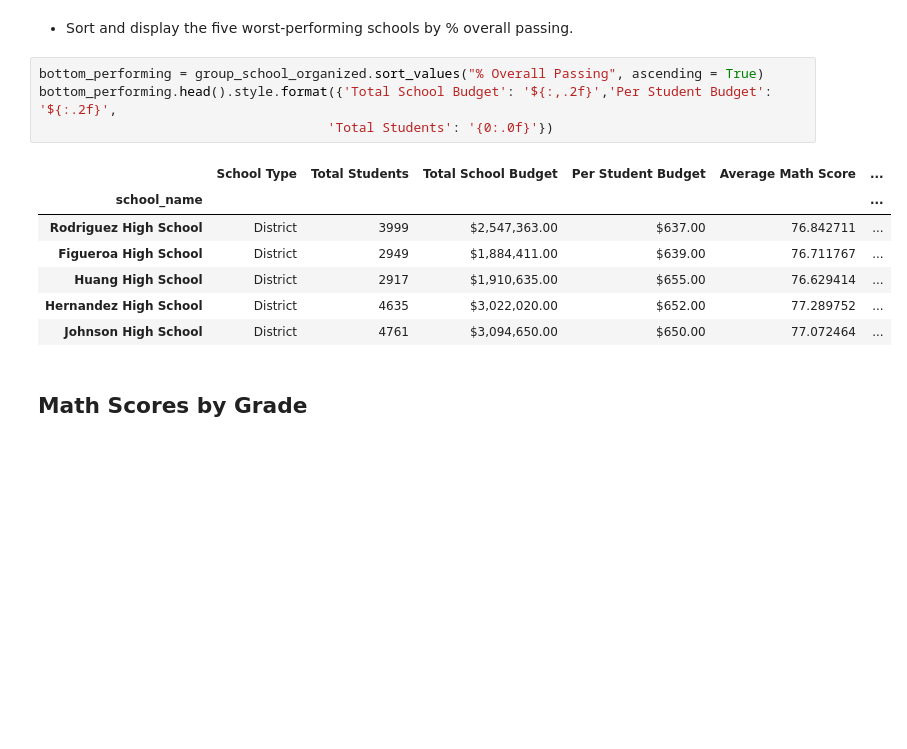
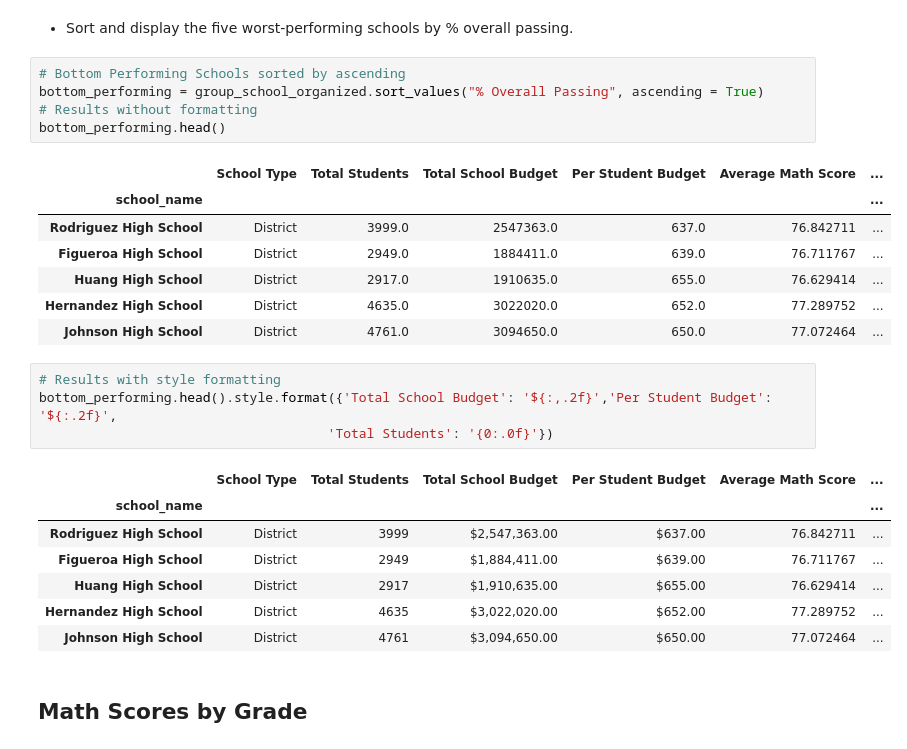
Before and after one commit to Kpearson72/pandas-challenge, a Jupyter notebook: PyCitySchools/PyCitySchools_starter-Copy4.ipynb, the cells around one changed output. Cells and saved outputs as stored; diff of their text form; blank space fills up the shorter version.

```diff
--- a/PyCitySchools/PyCitySchools_starter-Copy4.ipynb
+++ b/PyCitySchools/PyCitySchools_starter-Copy4.ipynb
@@ -243,8 +273,21 @@ top_performing.head().style.format({'Total School Budget': '${:,.2f}','Per Stude
 ## Bottom Performing Schools (By % Overall Passing)
 # %% [markdown]
 * Sort and display the five worst-performing schools by % overall passing.
+# %%
+# Bottom Performing Schools sorted by ascending
+bottom_performing = group_school_organized.sort_values("% Overall Passing", ascending = True)
+# Results without formatting
+bottom_performing.head()
+# %% [output]
+|  | School Type | Total Students | Total School Budget | Per Student Budget | Average Math Score | ... |
+| school_name |  |  |  |  |  | ... |
+| Rodriguez High School | District | 3999.0 | 2547363.0 | 637.0 | 76.842711 | ... |
+| Figueroa High School | District | 2949.0 | 1884411.0 | 639.0 | 76.711767 | ... |
+| Huang High School | District | 2917.0 | 1910635.0 | 655.0 | 76.629414 | ... |
+| Hernandez High School | District | 4635.0 | 3022020.0 | 652.0 | 77.289752 | ... |
+| Johnson High School | District | 4761.0 | 3094650.0 | 650.0 | 77.072464 | ... |
 # %%
-bottom_performing = group_school_organized.sort_values("% Overall Passing", ascending = True)
+# Results with style formatting
 bottom_performing.head().style.format({'Total School Budget': '${:,.2f}','Per Student Budget': '${:.2f}',
                                      'Total Students': '{0:.0f}'})
 # %% [output]
```
Also changed, not shown: parts of 3 cells of this notebook.
